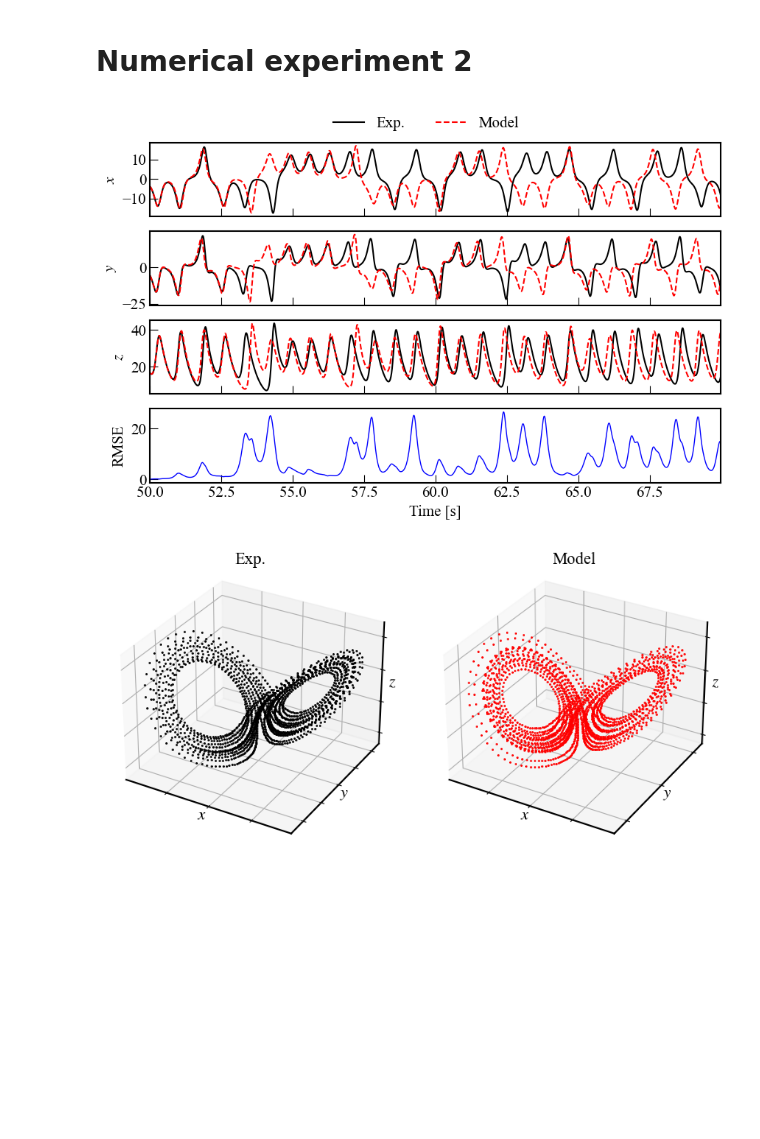
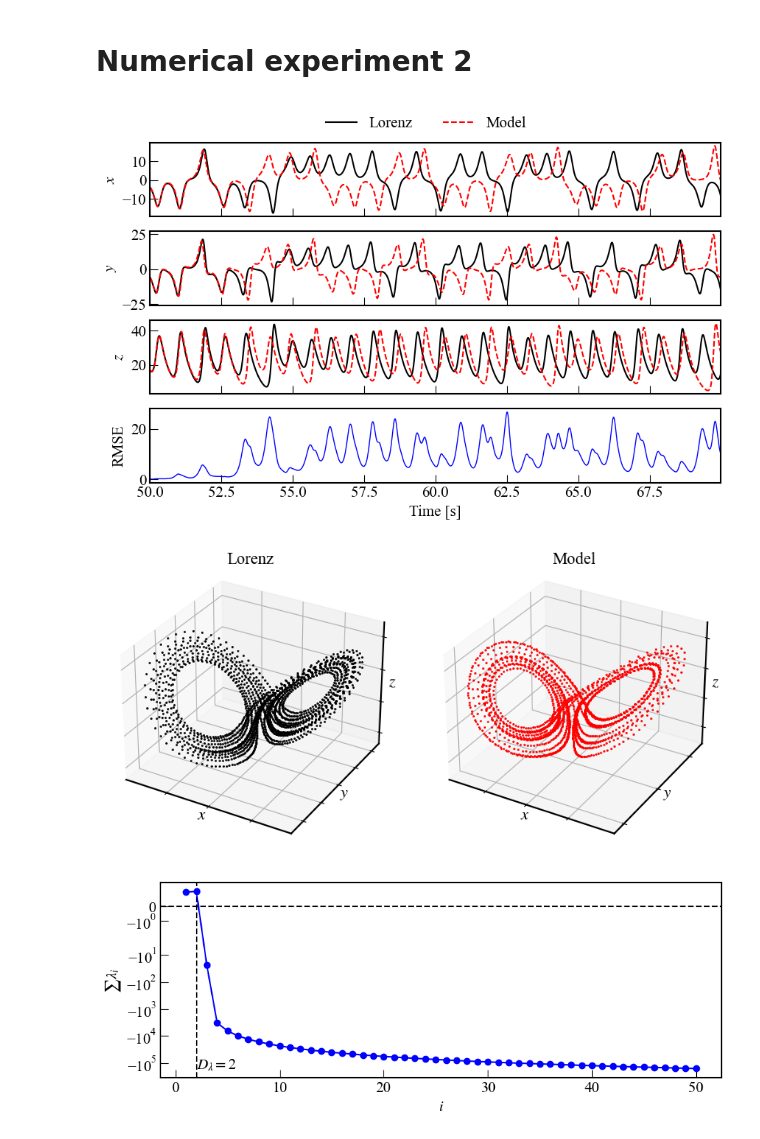
Before and after one commit to TakumiInoue0628/-dimensionality-estimation-and-modeling-of-dynamical-systems, a Jupyter notebook: notebook/1_3_numerical_exp.ipynb, the cells around one changed output. Saved outputs shown, nothing was run; the diff lists cells and outputs as text; code cells hidden in the pictures; blank space fills up the shorter version.

```diff
--- a/notebook/1_3_numerical_exp.ipynb
+++ b/notebook/1_3_numerical_exp.ipynb
@@ -31,9 +31,11 @@ SIMULATION_SETTINGS={'start time':0.,
 N_UNIT_AFTER = 10000
 N_TRAIN = 5000
 N_TEST = 5000
-HIDDEN_SIZE = 20
+#HIDDEN_SIZE = 20
+HIDDEN_SIZE = 50
 INPUT_W_SCALE = 0.1
-ACTIVE_FUNC = "sigmoid"
+#ACTIVE_FUNC = "sigmoid"
+ACTIVE_FUNC = "tanh"
 # %%
 ### Simulate lorenz96
 X, T = simulate_rk4(lorenz, (X_INIT, Y_INIT, Z_INIT), (SIGMA, RHO, BETA), SIMULATION_SETTINGS)
@@ -58,7 +60,7 @@ def timeseries_modeling(x, x_hat, T, n_plt, sort=True):
     fig = plt.figure(figsize=(10, 6))
 
     ax = fig.add_subplot(spec[0])
-    ax.plot(T[:n_plt], x[:, 0][:n_plt], '-', c='k', label='Exp.')
+    ax.plot(T[:n_plt], x[:, 0][:n_plt], '-', c='k', label='Lorenz')
     ax.plot(T[:n_plt], x_hat[:, 0][:n_plt], '--', c='r', label='Model')
     ax.set_xlim(T[:n_plt][0], T[:n_plt][-1])
     ax.set_ylabel(r'$x$')
@@ -95,7 +97,7 @@ def timeseries_modeling_3d(x, x_hat, T, n_plt, sort=True):
     spec = gridspec.GridSpec(ncols=2, nrows=1, wspace=0.1)
     fig = plt.figure(figsize=(10, 5))
     ax = fig.add_subplot(spec[0], projection='3d')
-    ax.set_title('Exp.', loc='center', fontsize=plt.rcParams['font.size'], pad=-5)
+    ax.set_title('Lorenz', loc='center', fontsize=plt.rcParams['font.size'], pad=-5)
     ax.plot(x[:n_plt, 0], x[:n_plt, 1], x[:n_plt, 2], '.', ms=2, c='k')
     ax.set_xlabel(r'$x$', labelpad=-15)
     ax.set_ylabel(r'$y$', labelpad=-15)
@@ -113,19 +115,52 @@ def timeseries_modeling_3d(x, x_hat, T, n_plt, sort=True):
     #ax.set_box_aspect((1,1,1))
 
     plt.show()
+
+def timeseries_modeling_lyaqunov(lyapunov_exponent):
+
+        #spec = gridspec.GridSpec(ncols=2, nrows=1, wspace=0.4)
+        spec = gridspec.GridSpec(ncols=1, nrows=1)
+        fig = plt.figure(figsize=(10, 3.5))
+        """
+        ax = fig.add_subplot(spec[0])
+        ax.plot(np.arange(1, lyapunov_exponent.shape[0]+1), lyapunov_exponent, 'o', c='b', ms=5)
+        ax.set_xlabel(r'$i$')
+        ax.set_ylabel(r'$\lambda_i$')
+        ax.set_yscale('symlog')
+        """
+
+        #ax = fig.add_subplot(spec[1])
+        ax = fig.add_subplot(spec[0])
+        fractal_dimension = np.argmin(np.where(np.cumsum(lyapunov_exponent)>0, np.cumsum(lyapunov_exponent), 0))
+        ax.axvline(x=fractal_dimension, linestyle='--', c='k')
+        ax.axhline(y=0, linestyle='--', c='k')
+        ax.text(fractal_dimension, np.cumsum(lyapunov_exponent)[-1], r'$D_{\lambda}=$'+str(fractal_dimension), fontsize=plt.rcParams['font.size'])
+        ax.plot(np.arange(1, lyapunov_exponent.shape[0]+1), np.cumsum(lyapunov_exponent), '-o', c='b'   )
+        ax.set_xlabel(r'$i$')
+        ax.set_ylabel(r'$\sum\lambda_i$')
+        ax.set_yscale('symlog')
+
+        plt.show()
 # %%
 ### Setting ELM
-RIDGE_PARAM = 1e-7
+#RIDGE_PARAM = 1e-7
+RIDGE_PARAM = 1e-5
 RUN_SIZE = 5000
+DT = T_test[1] - T_test[0]
 
 ### Timeseries modeling
 FNN_MODEL = TFNN_ELM(x_train.shape[1], HIDDEN_SIZE, x_train.shape[1],
                      INPUT_W_SCALE, ACTIVE_FUNC, SEED)
 FNN_MODEL.fit(x_train[:-1], x_train[1:], RIDGE_PARAM)
 x_test_hat = FNN_MODEL.freerun(x_train[-1], RUN_SIZE)
 
+### Lyaqunov caluculation
+lyapunov_exponent = FNN_MODEL.lyapunov_calculation(x_train[-1], RUN_SIZE, DT)
+
 timeseries_modeling(x_test, x_test_hat, T_test, 2000, sort=False)
 timeseries_modeling_3d(x_test, x_test_hat, T_test, 2000, sort=False)
+timeseries_modeling_lyaqunov(lyapunov_exponent[:])
 # %% [output]
-[figure, old version]
+[figure, new version]
-[figure, old version]
+[figure, new version]
+[figure, added]
```
Also changed, not shown: 1 other file.
